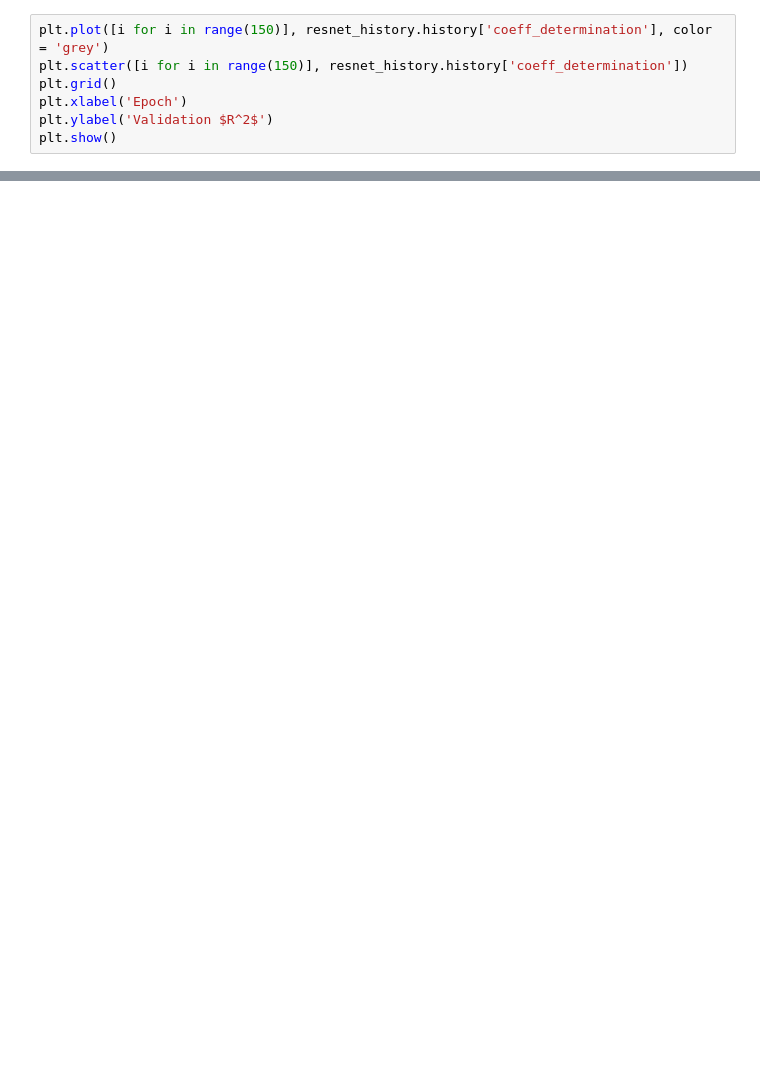
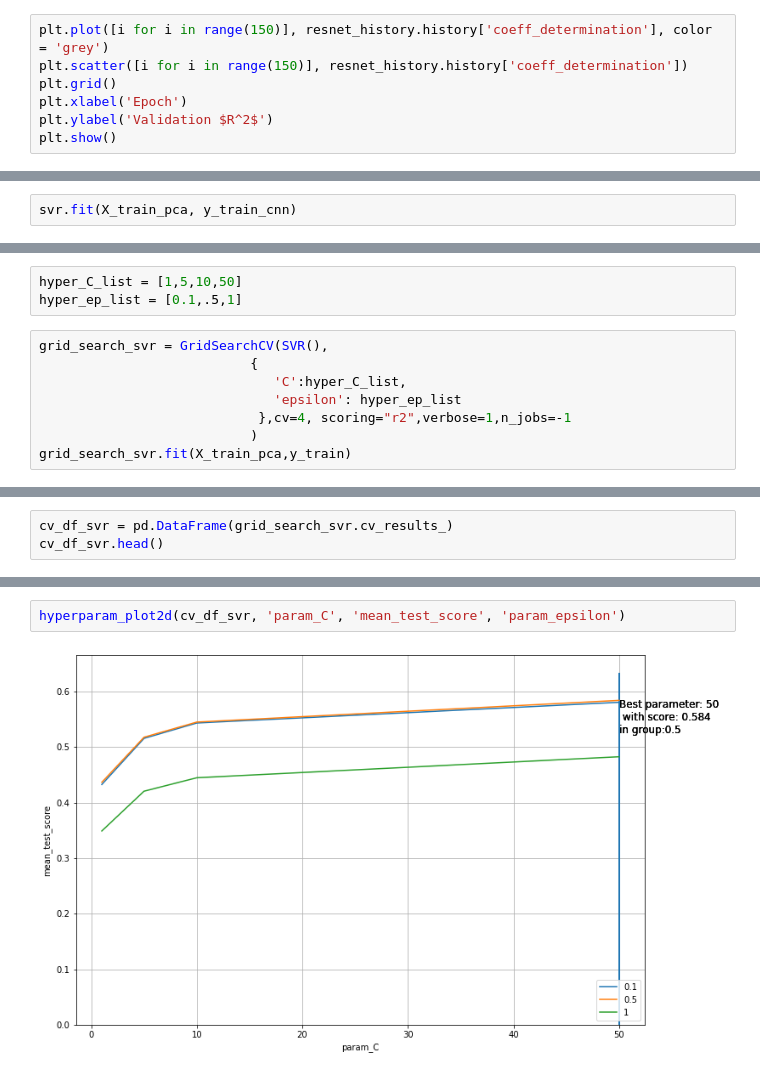
Before and after one commit to ccepelak/ML-SS22, a Jupyter notebook: MasterCode.ipynb, the cells around one changed output, grey strips where cells are left out. Saved outputs shown, nothing was run; the diff lists cells and outputs as text; blank space fills up the shorter version.

```diff
--- a/MasterCode.ipynb
+++ b/MasterCode.ipynb
@@ -682,0 +687,2 @@ plt.show()
+# %%
+svr.fit(X_train_pca, y_train_cnn)
@@ -682,0 +691,11 @@ plt.show()
+# %%
+hyper_C_list = [1,5,10,50]
+hyper_ep_list = [0.1,.5,1]
+# %%
+grid_search_svr = GridSearchCV(SVR(),
+                           {
+                              'C':hyper_C_list,
+                              'epsilon': hyper_ep_list
+                            },cv=4, scoring="r2",verbose=1,n_jobs=-1
+                           )
+grid_search_svr.fit(X_train_pca,y_train)
@@ -682,0 +709,3 @@ plt.show()
+# %%
+cv_df_svr = pd.DataFrame(grid_search_svr.cv_results_)
+cv_df_svr.head()
@@ -682,0 +719,4 @@ plt.show()
+# %%
+hyperparam_plot2d(cv_df_svr, 'param_C', 'mean_test_score', 'param_epsilon')
+# %% [output]
+[figure, added]
```
Also changed, not shown: parts of 5 cells of this notebook.
